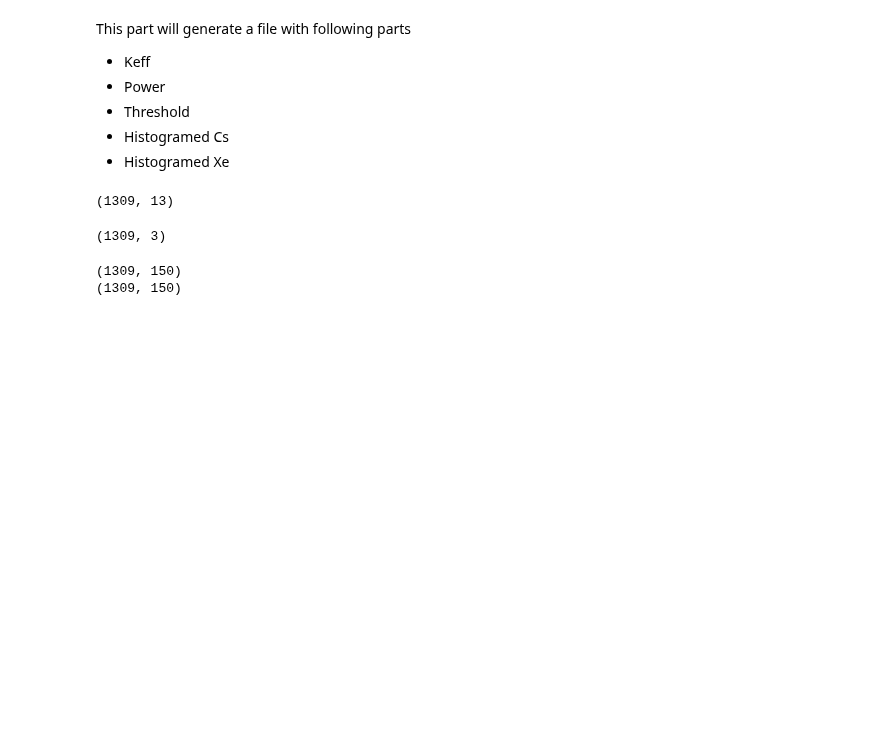
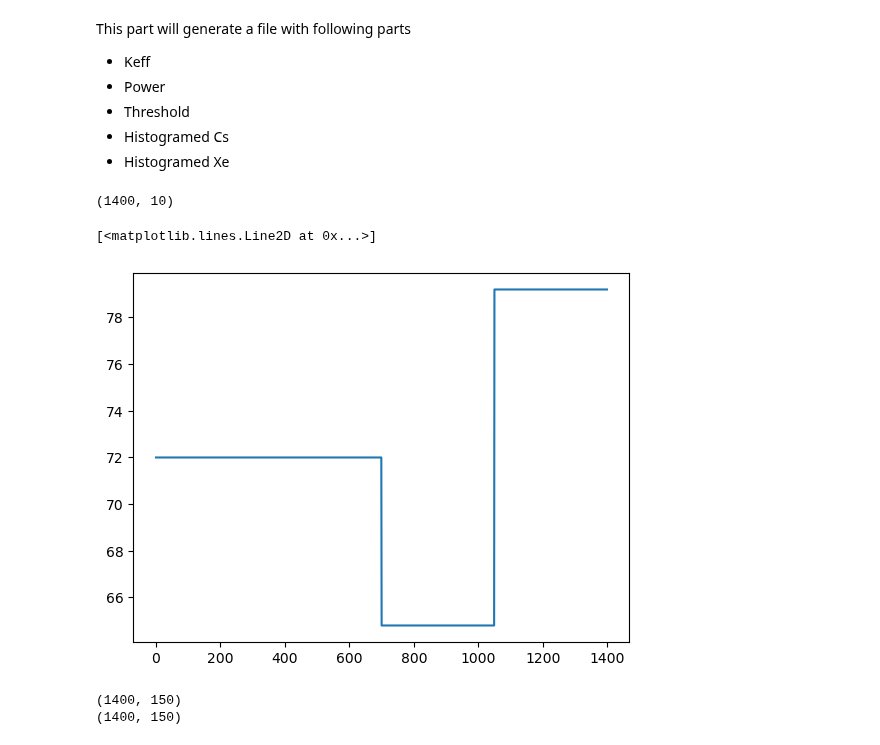
Before and after one commit to ChangyiYang/SimpleLSTM, a Jupyter notebook: AddXe_data.ipynb, the cells around one changed output. Saved outputs shown, nothing was run; the diff lists cells and outputs as text; code cells hidden in the pictures; blank space fills up the shorter version.

Commit message:
Experiements and data inspection done

```diff
--- a/AddXe_data.ipynb
+++ b/AddXe_data.ipynb
@@ -21,16 +29,19 @@ This part will generate a file with following parts
 # %%
 # First, get the keff power and threshold from tracked_results.csv
 
-core_file = pd.read_csv("./Raw Data/Add Xe/tracked_results.csv")
+core_file = pd.read_csv(f"./Raw Data/Add Xe/{core_name}.csv")
 core_file.shape
 # %% [output]
-(1309, 13)
+(1400, 10)
 # %%
 extract_columns = ["keff", "power_normalization_value", "threshold"]
 core_data = core_file[extract_columns].to_numpy()
 core_data.shape
+import matplotlib.pyplot as plt
+plt.plot(core_data[:,2])
 # %% [output]
-(1309, 3)
+[<matplotlib.lines.Line2D at 0x...>]
+[figure, added]
 # %%
 # get the histogramed version of Cs and Xe
 
@@ -55,8 +66,8 @@ def generate_histogram(data: np.ndarray, binInt = 1.0e-06, binMax = 1.5e-04):
         nCountsX[n,:], _ = np.histogram(Xvals[n,:], hEdges)
     return nCountsX
 # %%
-Cs137_file = pd.read_csv("./Raw Data/Add Xe/Cs137.csv").to_numpy()
-Xe135_file = pd.read_csv("./Raw Data/Add Xe/Xe135.csv").to_numpy()
+Cs137_file = pd.read_csv(f"./Raw Data/Add Xe/{Cs_name}.csv").to_numpy()
+Xe135_file = pd.read_csv(f"./Raw Data/Add Xe/{Xe_name}.csv").to_numpy()
 
 
 histogramed_Cs137 = generate_histogram(Cs137_file)
@@ -66,8 +77,8 @@ histogramed_Xe135 = generate_histogram(Xe135_file)
 print(histogramed_Cs137.shape)
 print(histogramed_Xe135.shape)
 # %% [output]
-(1309, 150)
-(1309, 150)
+(1400, 150)
+(1400, 150)
 # %%
 # do the time align
 # although it does not have a clear effect on the result
```
Also changed, not shown: parts of 7 cells of this notebook, 22 other files.
